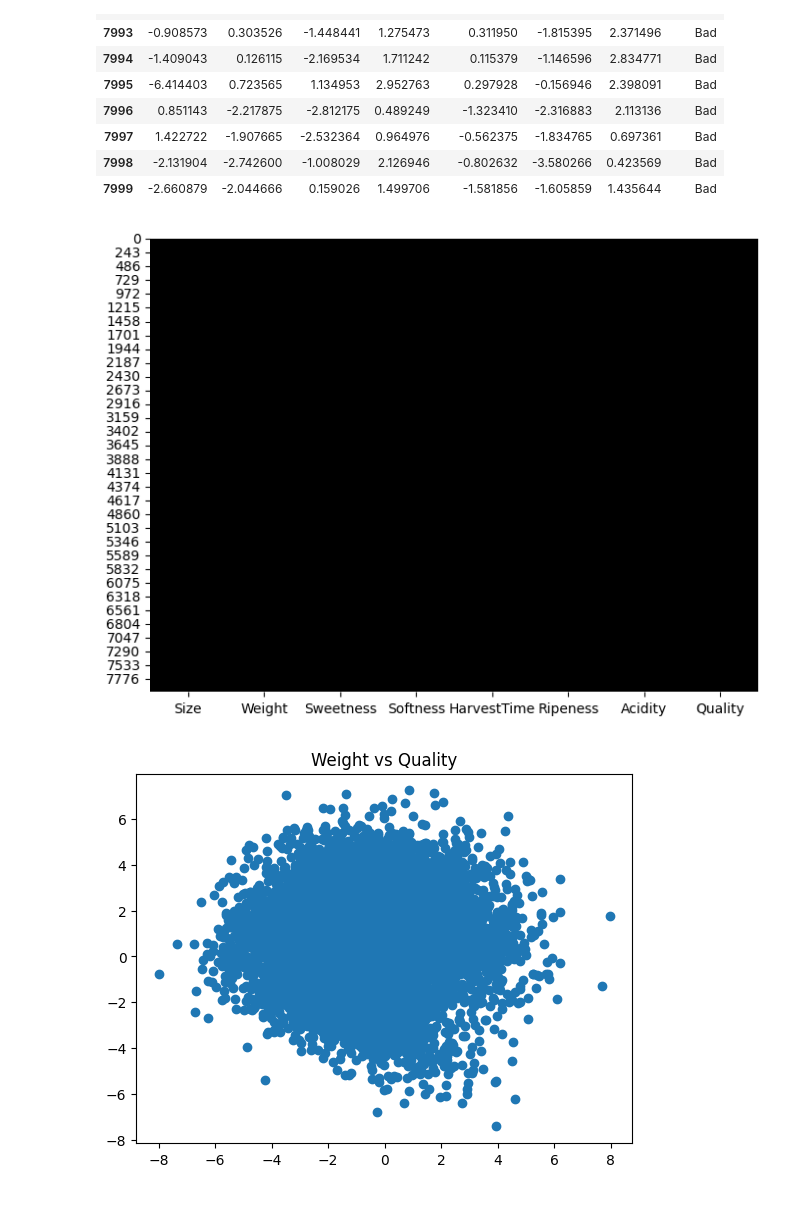
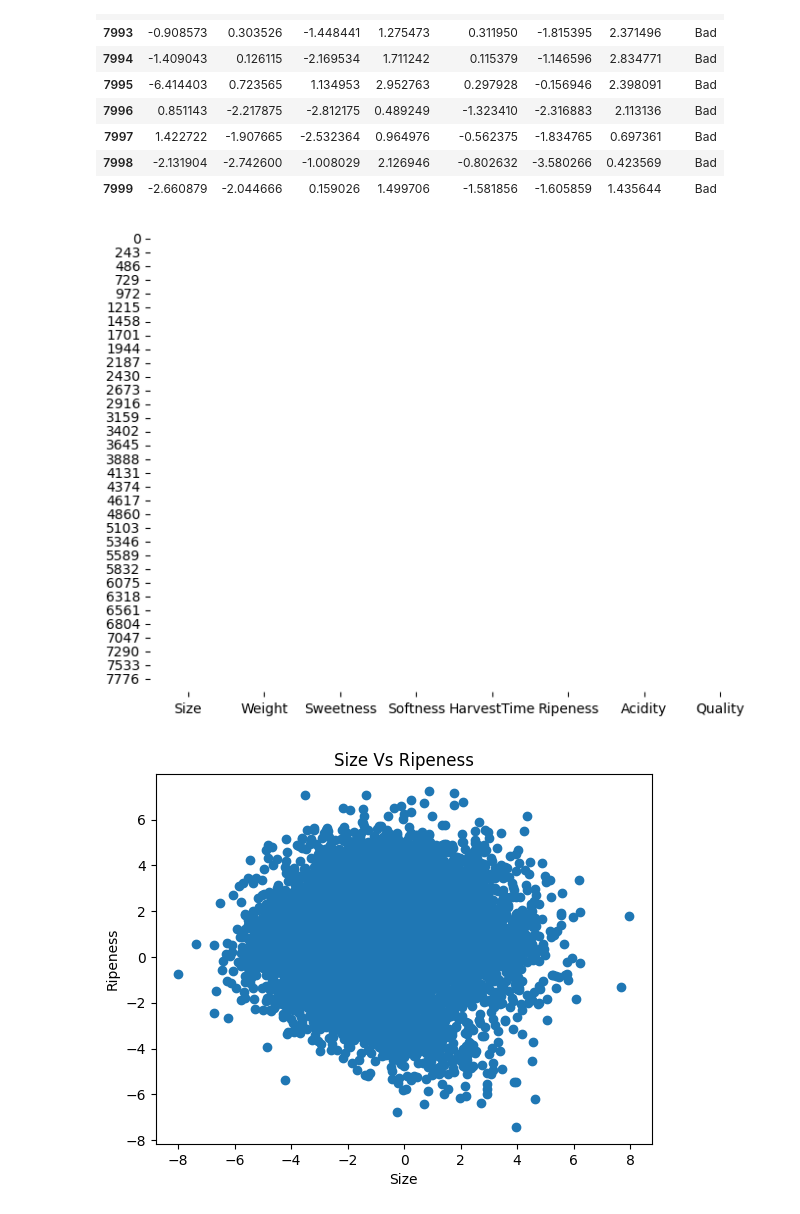
Before and after one commit to KaushalKishorMishra/AI-ML-Training, a Jupyter notebook: Class 3.ipynb, the cells around one changed output. Cells and saved outputs as stored; diff of their text form; code cells hidden in the pictures.

```diff
--- a/Class 3.ipynb
+++ b/Class 3.ipynb
@@ -50,16 +62,18 @@ final_data.tail(10)
 | 7999 | -2.660879 | -2.044666 | 0.159026 | 1.499706 | -1.581856 | -1.605859 | 1.435644 | Bad |
 # %%
 plt.figure(figsize=(8, 6))
-sns.heatmap(data.isnull(), cbar=False, cmap='binary_r')
+sns.heatmap(data.isnull(), cbar=False, cmap='binary')
 plt.show()
 # %% [output]
-[figure, old version]
+[figure, new version]
 # %%
-plt.scatter(final_data["Size"], final_data["Ripeness"])
+plt.scatter(final_data["Size"], final_data["Ripeness"],marker='o')
+plt.xlabel('Size')
+plt.ylabel('Ripeness')
 plt.title('Size Vs Ripeness')
 plt.show()
 # %% [output]
-[figure, old version]
+[figure, new version]
 # %%
 plt.boxplot(final_data['Sweetness'])
 plt.title('Box plot for Sweetness')
```
Also changed, not shown: parts of 10 cells of this notebook, 1 other file.
